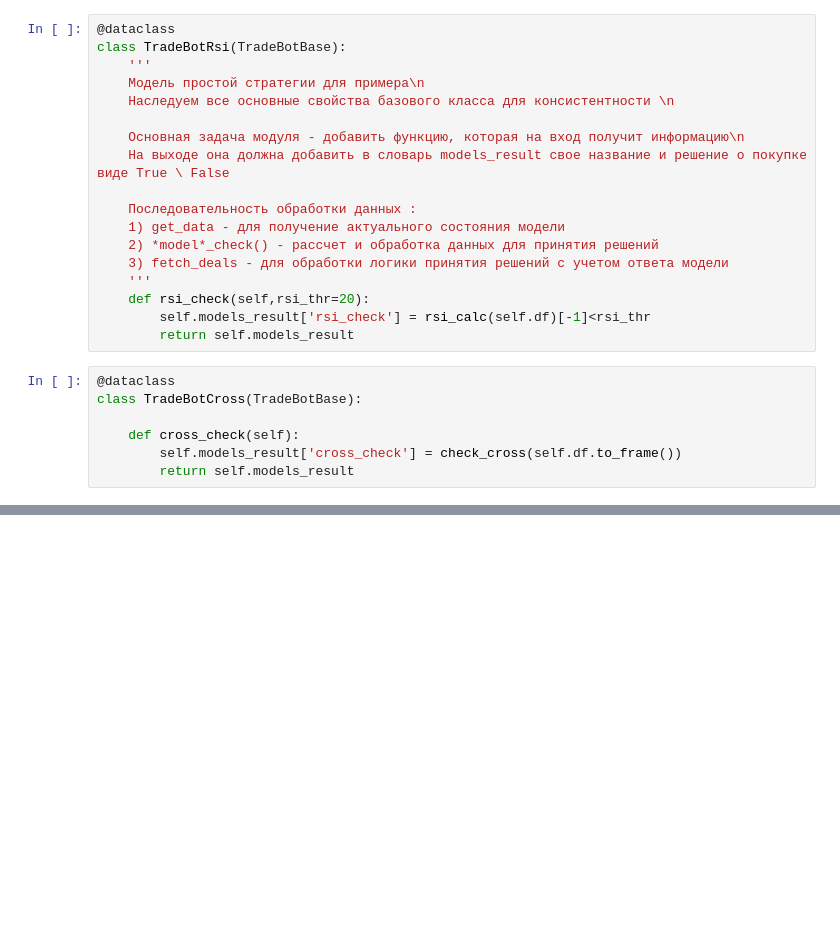
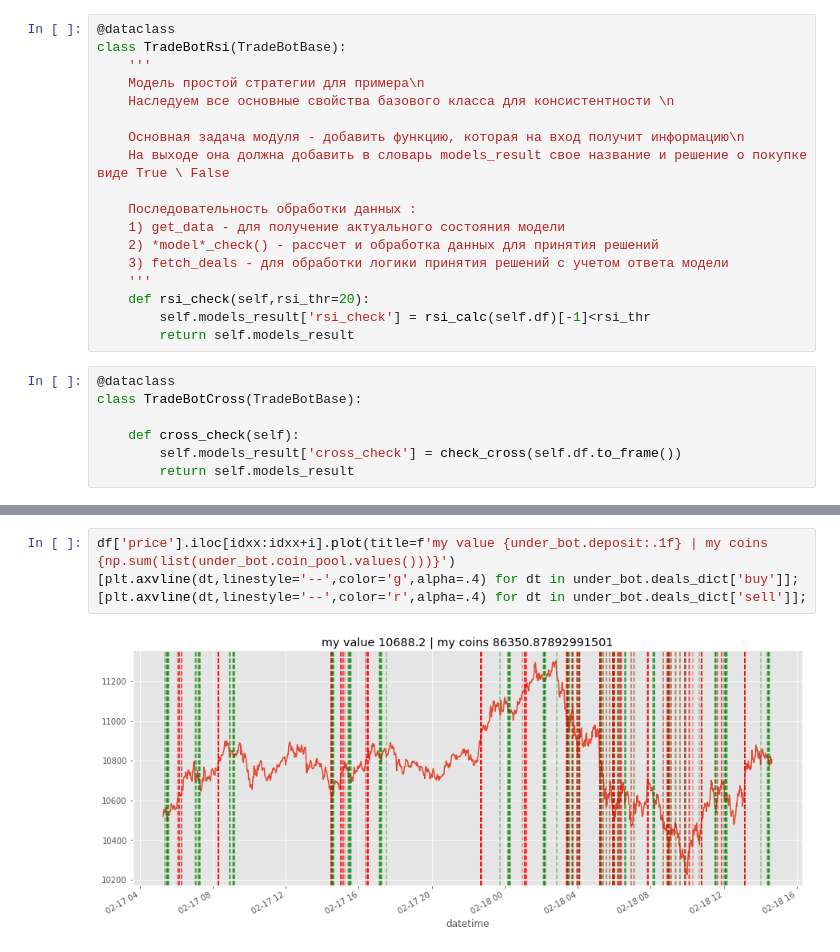
Before and after one commit to charubaiel/MarketCrackers, a Jupyter notebook: kpis/testbot.ipynb, the cells around one changed output, grey strips where cells are left out. Cells and saved outputs as stored; diff of their text form; blank space fills up the shorter version.

```diff
--- a/kpis/testbot.ipynb
+++ b/kpis/testbot.ipynb
@@ -207,0 +277,6 @@ qq['avg_price'].iloc[:5000].plot(title=f'my value {cross_bot.deposit:.1f} | my c
+# %%
+df['price'].iloc[idxx:idxx+i].plot(title=f'my value {under_bot.deposit:.1f} | my coins {np.sum(list(under_bot.coin_pool.values()))}')
+[plt.axvline(dt,linestyle='--',color='g',alpha=.4) for dt in under_bot.deals_dict['buy']];
+[plt.axvline(dt,linestyle='--',color='r',alpha=.4) for dt in under_bot.deals_dict['sell']];
+# %% [output]
+[figure, added]
```
Also changed, not shown: parts of 17 cells of this notebook, 2 other files.
